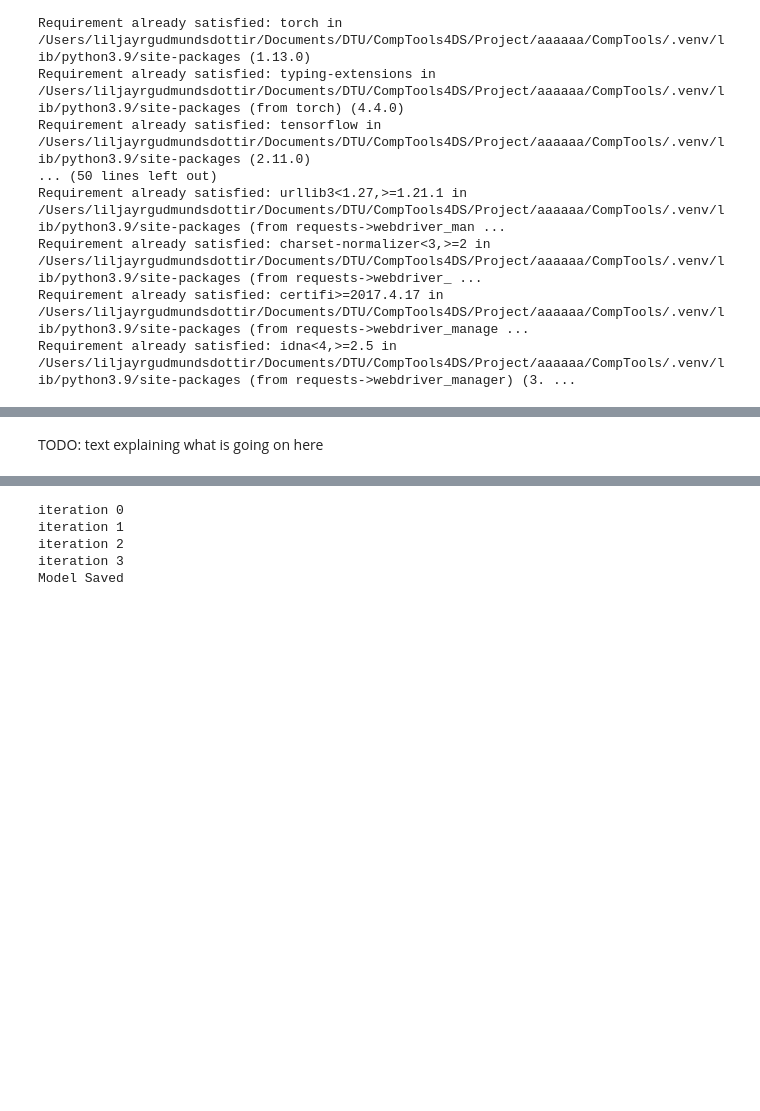
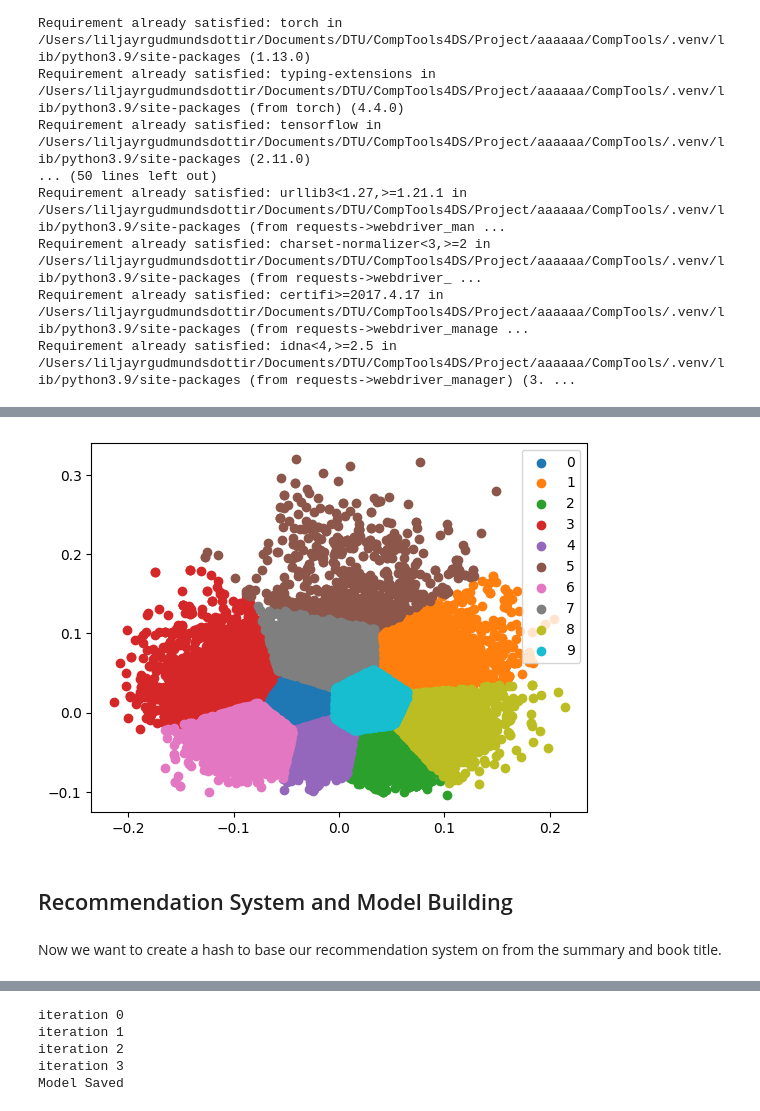
Before and after one commit to liljayr/CompTools, a Jupyter notebook: Data/model.ipynb, the cells around one changed output, grey strips where cells are left out. Saved outputs shown, nothing was run; the diff lists cells and outputs as text; code cells hidden in the pictures; blank space fills up the shorter version.

Commit message:
connected front end to backend, added in error catches, more explanations and cleanup up in the model jupyter notebook and some other fun stuff

```diff
--- a/Data/model.ipynb
+++ b/Data/model.ipynb
@@ -108,21 +95,13 @@ TODO: add in an explanation for the code below
 # %%
-
-# import io
-# from nltk.corpus import stopwords
-# from nltk.tokenize import word_tokenize
-
-# Remove all stop words (i.e. "the, is, are")
 stop_words = set(stopwords.words('english'))
-for index, row in file1["clean_summary"].iteritems():
+for index, row in book_reviews_pd["clean_summary"].items():
     if  isinstance(row, str):
         sum_arr = row.split(" ")
         for word in sum_arr:
             if word in stop_words:
                 sum_arr.remove(word)
         sum_str = ' '.join(sum_arr)
-        file1['clean_summary'].loc[index] = sum_str
-# TODO change this so that the clean_summary has a string and not an array
-# print(file1.head(3)['clean_summary'])
+        book_reviews_pd['clean_summary'].loc[index] = sum_str
 # %% [output]
 A value is trying to be set on a copy of a slice from a DataFrame
 
@@ -151,0 +110,18 @@ Name: clean_summary, dtype: object
+# %%
+data = book_reviews_pd['clean_summary']
+tf_idf_vectorizor = TfidfVectorizer(stop_words = 'english',
+                             max_features = 20000)
+
+tf_idf = tf_idf_vectorizor.fit_transform(data)
+tf_idf_norm = normalize(tf_idf)
+tf_idf_array = tf_idf_norm.toarray()
+# %%
+sklearn_pca = PCA(n_components = 2)
+Y_sklearn = sklearn_pca.fit_transform(tf_idf_array)
+kmeans = KMeans(n_clusters=3, max_iter=600, algorithm = 'lloyd')
+fitted = kmeans.fit(Y_sklearn)
+prediction = kmeans.predict(Y_sklearn)
+# %%
+kmeans2 = KMeans(n_clusters= 10)
+label = kmeans2.fit_predict(Y_sklearn)
+filtered_label0 = Y_sklearn[label == 0]
@@ -152 +145,12 @@ Name: clean_summary, dtype: object
+# %%
+u_labels = np.unique(label)
+
+for i in u_labels:
+    plt.scatter(Y_sklearn[label == i , 0] , Y_sklearn[label == i , 1] , label = i)
+plt.legend()
+plt.show()
+# %% [output]
+[figure, added]
+# %% [markdown]
+## Recommendation System and Model Building
 # %%
@@ -154,5 +158,5 @@ test = file1[[ 'clean_summary' , 'Title'] ]
-# %% [markdown]
-TODO: text explaining what is going on here
+# %% [markdown]
+Now we want to create a hash to base our recommendation system on from the summary and book title.
 # %%
 test_words =  tuple(test['clean_summary'])
 test_hash = tuple(test['Title'])
```
Also changed, not shown: parts of 32 cells of this notebook, 12 other files.
